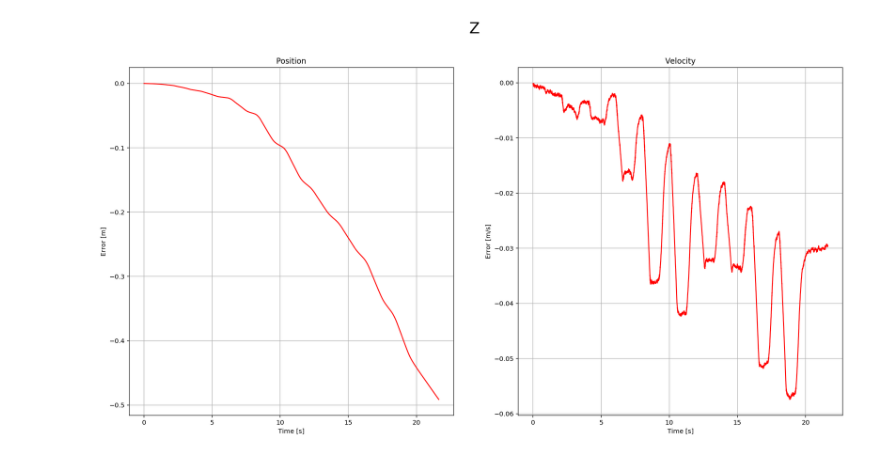
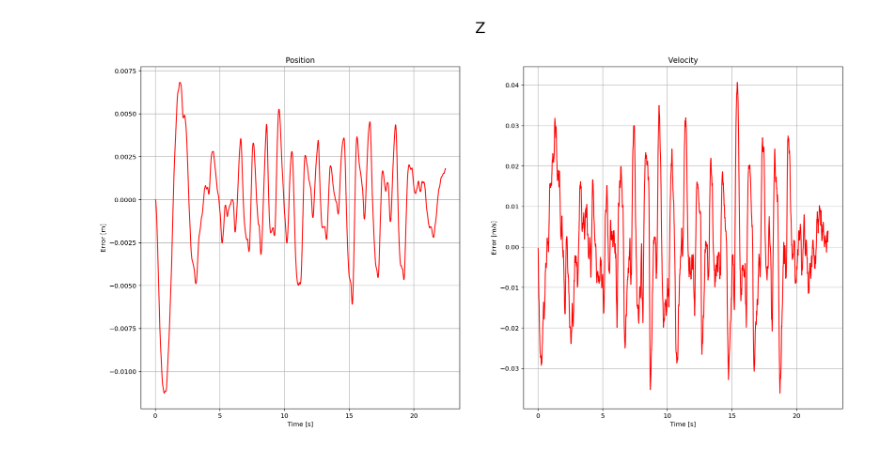
Before and after one commit to darienmt/FCND-Term1-P4-3D-Estimation, a Jupyter notebook: visualizations/Step 3 Prediction Step.ipynb, the cells around one changed output. Drawn from its saved outputs; the diff is of its cells as text; code cells hidden in the pictures.

```diff
--- a/visualizations/Step 3 Prediction Step.ipynb
+++ b/visualizations/Step 3 Prediction Step.ipynb
@@ -8,6 +8,6 @@ import matplotlib.pyplot as plt
 %config InlineBackend.figure_format = 'retina'
 # %%
 # time, Quad.Pos.Y, Quad.Est.Y, Quad.Vel.Y, Quad.Est.VY
-graph1 = np.loadtxt('./data/scenario3/Graph1.txt',delimiter=',',dtype='Float64',skiprows=1)
+no_code_graph1 = np.loadtxt('./data/scenario3/NoCodeGraph1.txt',delimiter=',',dtype='Float64',skiprows=1)
 # time, Quad.Pos.Z, Quad.Est.Z, Quad.Vel.Z, Quad.Est.VZ
-graph2 = np.loadtxt('./data/scenario3/Graph2.txt',delimiter=',',dtype='Float64',skiprows=1)
+no_code_graph2 = np.loadtxt('./data/scenario3/NoCodeGraph2.txt',delimiter=',',dtype='Float64',skiprows=1)
@@ -20,32 +17,32 @@ def plotPositionAndVelocity(data,indexPosition, indexVelocity, title):
     Plots the position with index `indexPosition` and the velocity with index `indexVelocity`.
     It assumes the estimations are +1 the index of the values.
     """
     time = data[:, 0]
 
     trueP = data[:, indexPosition]
     estP = data[:, indexPosition + 1]
 
     fig, axes = plt.subplots(1, 2, figsize=[20,10])
     axP = axes[0]
     axP.plot(time, trueP - estP, 'r')
     axP.set_xlabel('Time [s]')
     axP.set_ylabel('Error [m]')
     axP.grid()
     axP.set_title('Position')
 
 
     trueV = data[:, indexVelocity]
     estV = data[:, indexVelocity + 1]
 
     axV = axes[1]
     axV.plot(time, (trueV - estV), 'r')
     axV.set_xlabel('Time [s]')
     axV.set_ylabel('Error [m/s]')
     axV.grid()
     axV.set_title('Velocity')
 
     plt.suptitle(title, fontsize=24)
 
-plotPositionAndVelocity(graph2, 1, 3, "Z")
+plotPositionAndVelocity(no_code_graph2, 1, 3, "Z")
 # %% [output]
-[figure, old version]
+[figure, new version]
```
Also changed, not shown: parts of 3 cells of this notebook, 9 other files.
